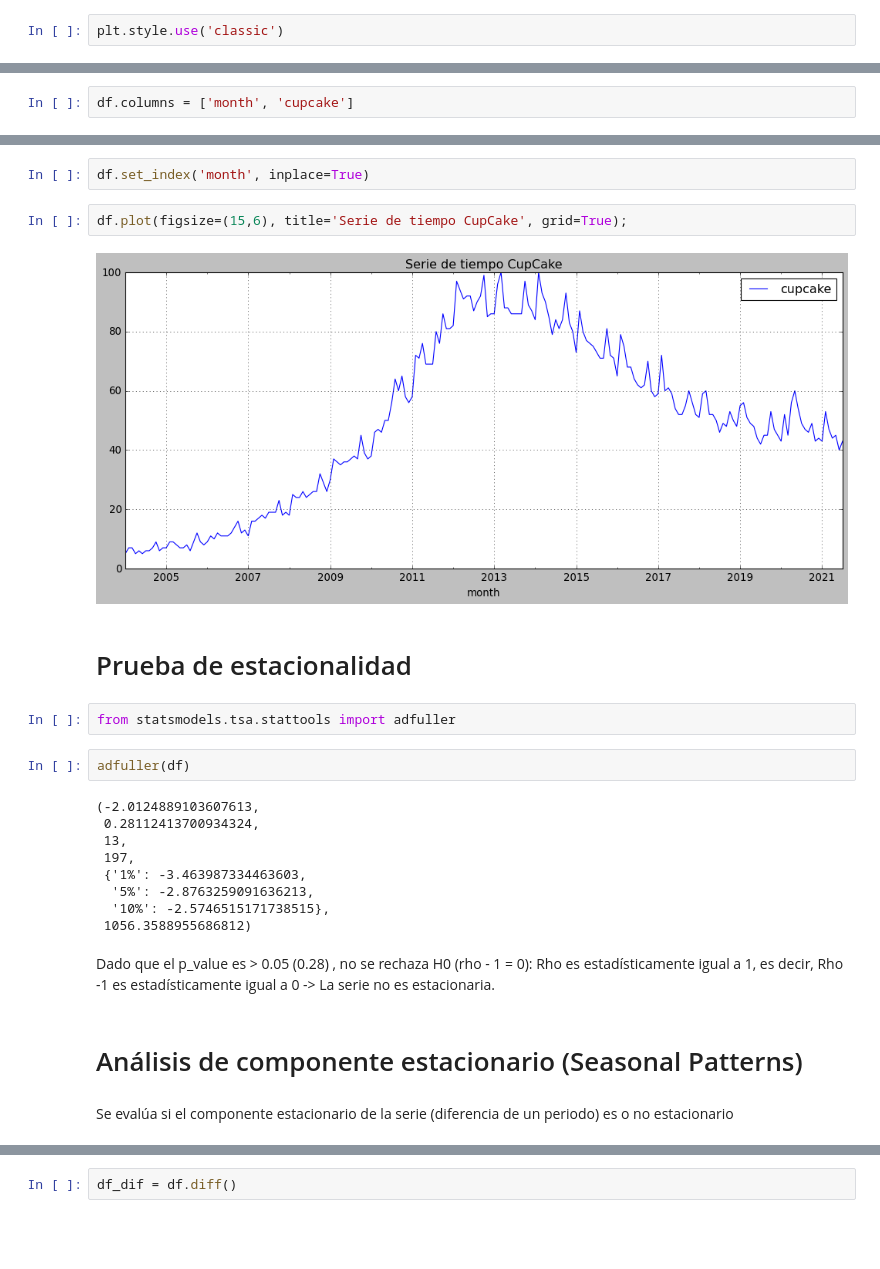
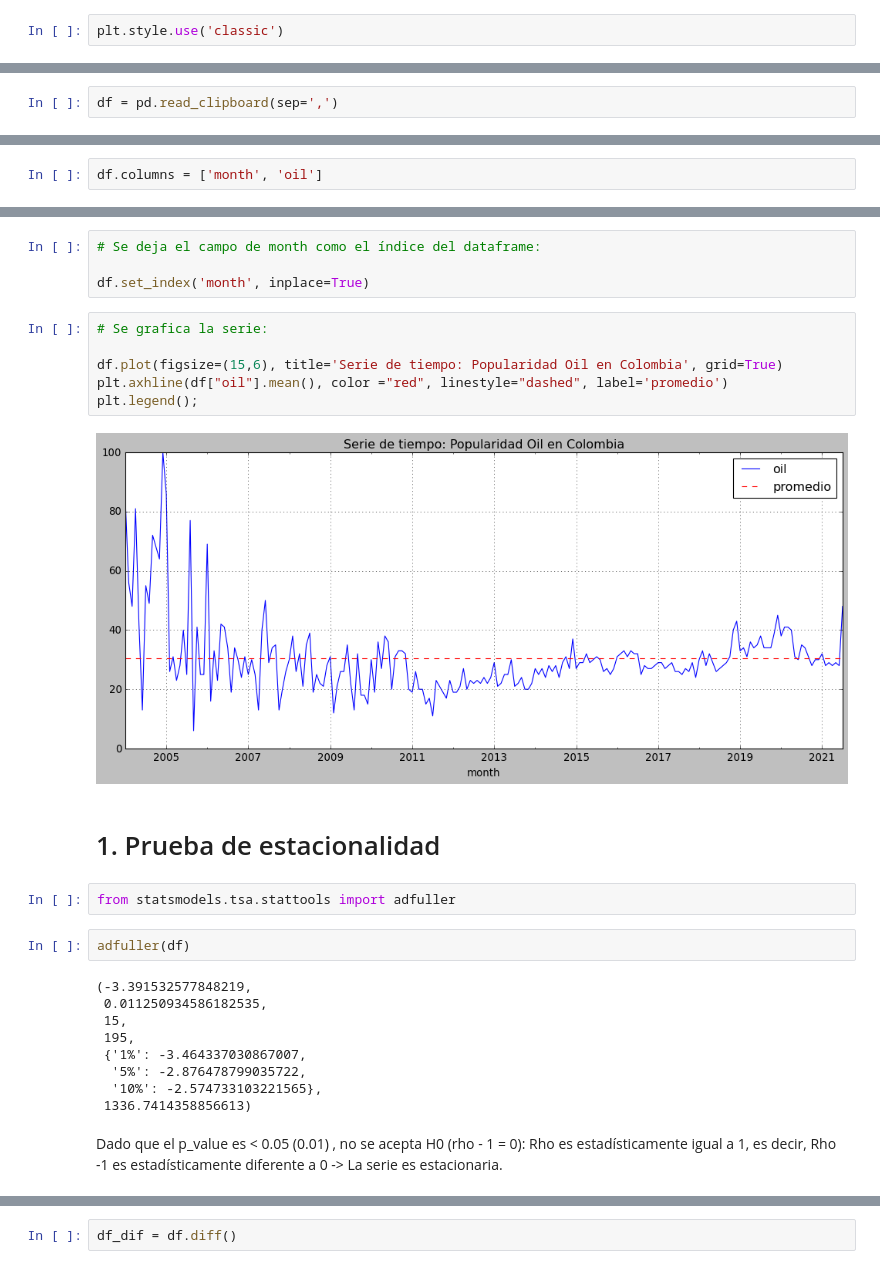
Before and after one commit to dljaimes/Advanced-Methods-in-Data-Analysis_1_Grupo_5, a Jupyter notebook: Exercise 02 (E2)_Time_Series.ipynb, the cells around one changed output, grey strips where cells are left out. Cells and saved outputs as stored; diff of their text form; blank space fills up the shorter version.

```diff
--- a/Exercise 02 (E2)_Time_Series.ipynb
+++ b/Exercise 02 (E2)_Time_Series.ipynb
@@ -17,0 +33,2 @@ df = pd.read_csv('multiTimeline.csv',skiprows=1)
+# %%
+df = pd.read_clipboard(sep=',')
@@ -30,5 +58,5 @@ memory usage: 3.4+ KB
 # %%
-df.columns = ['month', 'cupcake']
+df.columns = ['month', 'oil']
 # %%
 df.head()
 # %% [output]
@@ -53,30 +84,32 @@ Data columns (total 2 columns):
 dtypes: datetime64[ns](1), int64(1)
 memory usage: 3.4 KB
 # %%
+# Se deja el campo de month como el índice del dataframe:
+
 df.set_index('month', inplace=True)
 # %%
-df.plot(figsize=(15,6), title='Serie de tiempo CupCake', grid=True);
+# Se grafica la serie:
+
+df.plot(figsize=(15,6), title='Serie de tiempo: Popularidad Oil en Colombia', grid=True)
+plt.axhline(df["oil"].mean(), color ="red", linestyle="dashed", label='promedio')
+plt.legend();
 # %% [output]
-[figure, old version]
+[figure, new version]
 # %% [markdown]
-# Prueba de estacionalidad
+# 1. Prueba de estacionalidad
 # %%
 from statsmodels.tsa.stattools import adfuller
 # %%
 adfuller(df)
 # %% [output]
-(-2.0124889103607613,
- 0.28112413700934324,
- 13,
- 197,
- {'1%': -3.463987334463603,
-  '5%': -2.8763259091636213,
-  '10%': -2.5746515171738515},
- 1056.3588955686812)
+(-3.391532577848219,
+ 0.011250934586182535,
+ 15,
+ 195,
+ {'1%': -3.464337030867007,
+  '5%': -2.876478799035722,
+  '10%': -2.574733103221565},
+ 1336.7414358856613)
 # %% [markdown]
-Dado que el p_value es > 0.05 (0.28) , no se rechaza H0 (rho - 1 = 0): Rho es estadísticamente igual a 1,
-es decir, Rho -1 es estadísticamente igual a 0 -> La serie no es estacionaria.
+Dado que el p_value es < 0.05 (0.01) , no se acepta H0 (rho - 1 = 0): Rho es estadísticamente igual a 1,
+es decir, Rho -1 es estadísticamente diferente a 0 -> La serie es estacionaria.
-# %% [markdown]
-# Análisis de componente estacionario (Seasonal Patterns)
-# %% [markdown]
-Se evalúa si el componente estacionario de la serie (diferencia de un periodo) es o no estacionario
```
Also changed, not shown: parts of 37 cells of this notebook.
